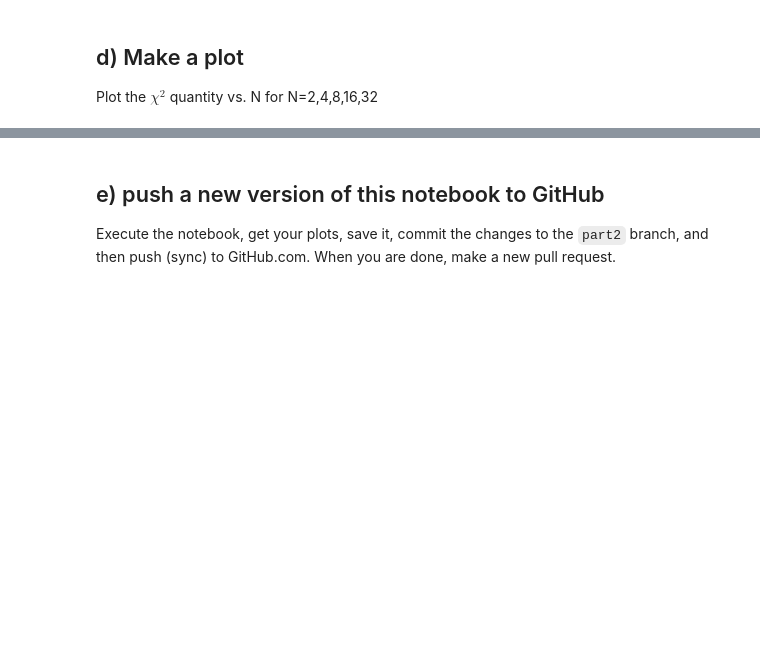
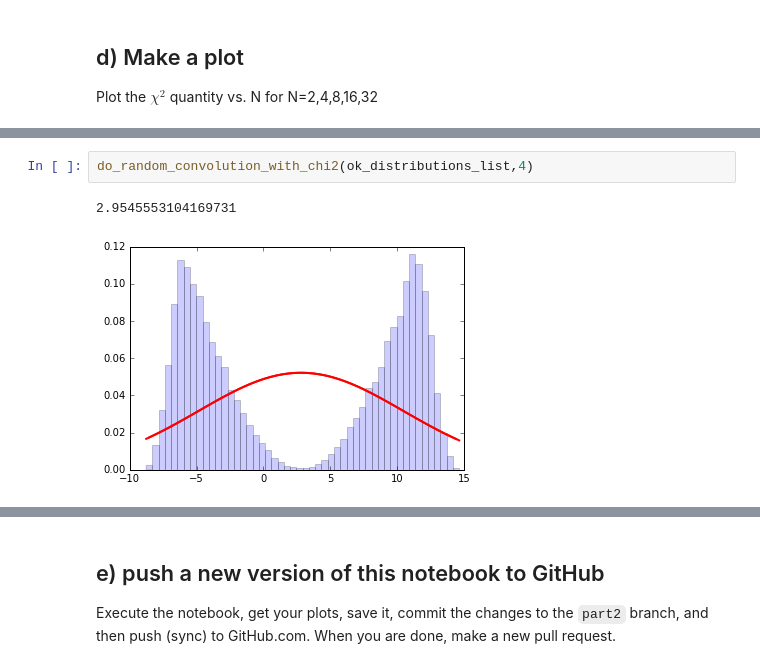
Before and after one commit to cranmer/intro-exp-phys-II, a Jupyter notebook: Central-Limit-Theorem.ipynb, the cells around one changed output, grey strips where cells are left out. Saved outputs shown, nothing was run; the diff lists cells and outputs as text; blank space fills up the shorter version.

```diff
--- a/Central-Limit-Theorem.ipynb
+++ b/Central-Limit-Theorem.ipynb
@@ -245,0 +349,5 @@ Plot the $\chi^2$ quantity vs. N for N=2,4,8,16,32
+# %%
+do_random_convolution_with_chi2(ok_distributions_list,4)
+# %% [output]
+2.9545553104169731
+[figure, added]
```
Also changed, not shown: parts of 19 cells of this notebook.
